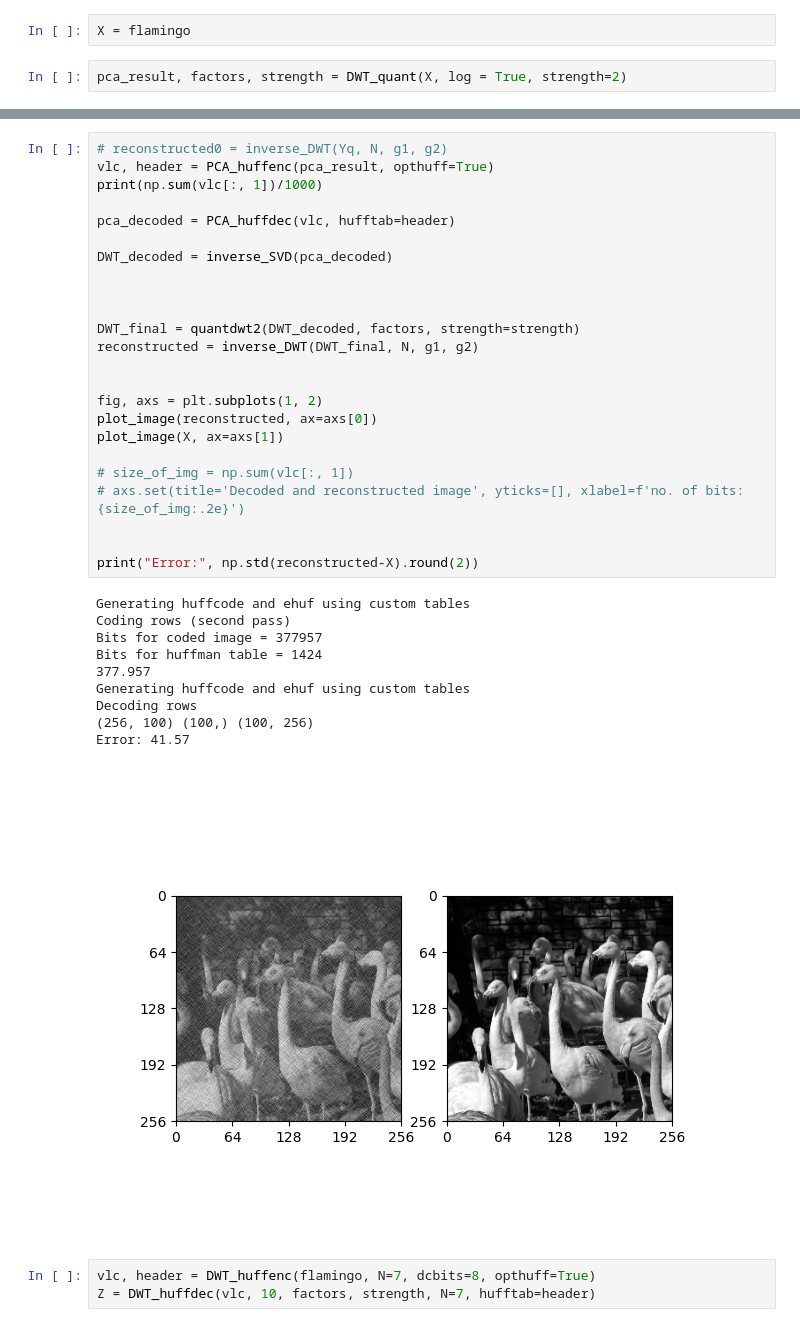
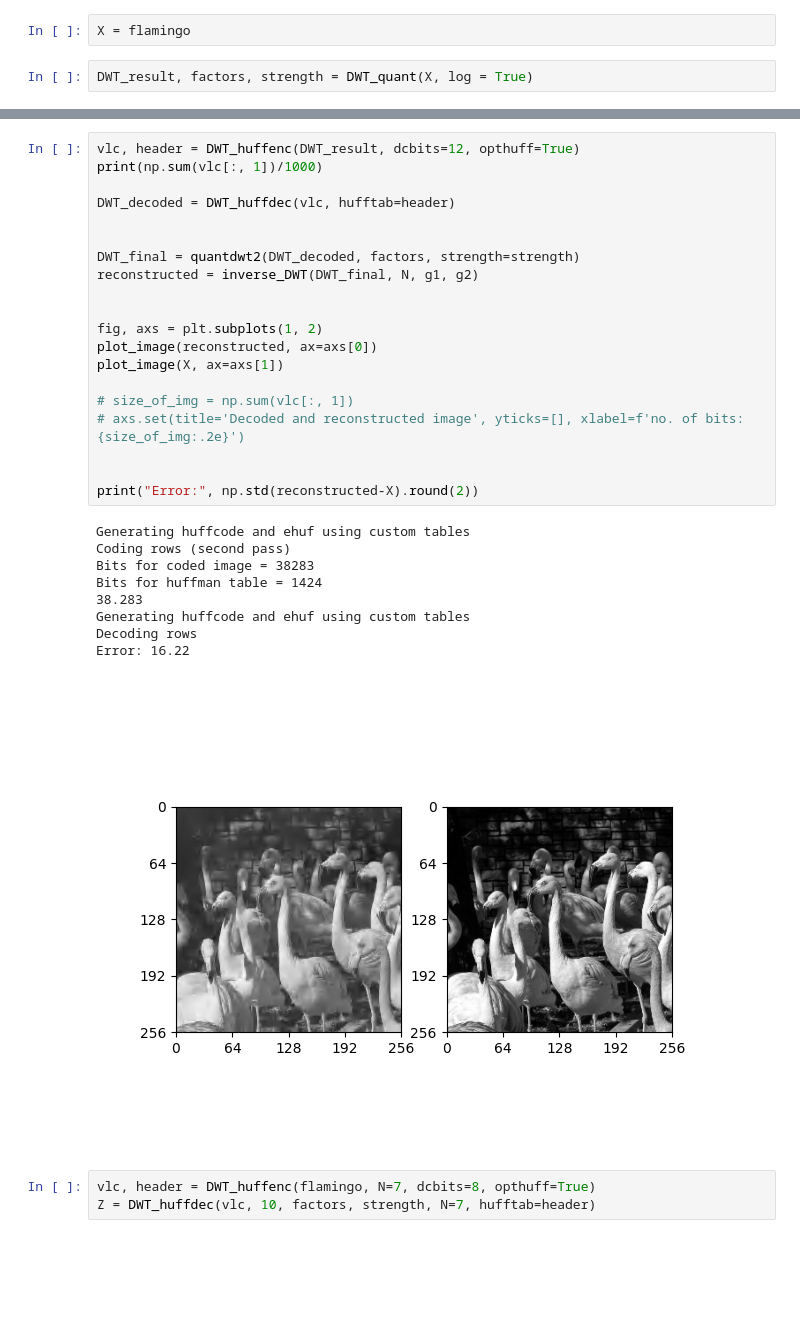
Before and after one commit to sigproc-classrooms/sf2-competition-2023-team-10, a Jupyter notebook: experiments.ipynb, the cells around one changed output, grey strips where cells are left out. Saved outputs shown, nothing was run; the diff lists cells and outputs as text; blank space fills up the shorter version.

```diff
--- a/experiments.ipynb
+++ b/experiments.ipynb
@@ -20,5 +20,5 @@ flamingo = flamingo - 128.0
 # %%
 X = flamingo
 # %%
-pca_result, factors, strength = DWT_quant(X, log = True, strength=2)
+DWT_result, factors, strength = DWT_quant(X, log = True)
 # %% [output]
@@ -25,40 +40,35 @@ pca_result, factors, strength = DWT_quant(X, log = True, strength=2)
 bananas
 apple sauce
 # %%
-# reconstructed0 = inverse_DWT(Yq, N, g1, g2)
-vlc, header = PCA_huffenc(pca_result, opthuff=True)
+vlc, header = DWT_huffenc(DWT_result, dcbits=12, opthuff=True)
 print(np.sum(vlc[:, 1])/1000)
 
-pca_decoded = PCA_huffdec(vlc, hufftab=header)
-
-DWT_decoded = inverse_SVD(pca_decoded)
-
+DWT_decoded = DWT_huffdec(vlc, hufftab=header)
 
 
 DWT_final = quantdwt2(DWT_decoded, factors, strength=strength)
 reconstructed = inverse_DWT(DWT_final, N, g1, g2)
 
 
 fig, axs = plt.subplots(1, 2)
 plot_image(reconstructed, ax=axs[0])
 plot_image(X, ax=axs[1])
 
 # size_of_img = np.sum(vlc[:, 1])
 # axs.set(title='Decoded and reconstructed image', yticks=[], xlabel=f'no. of bits: {size_of_img:.2e}')
 
 
 print("Error:", np.std(reconstructed-X).round(2))
 # %% [output]
 Generating huffcode and ehuf using custom tables
 Coding rows (second pass)
-Bits for coded image = 377957
+Bits for coded image = 38283
 Bits for huffman table = 1424
-377.957
+38.283
 Generating huffcode and ehuf using custom tables
 Decoding rows
-(256, 100) (100,) (100, 256)
-Error: 41.57
+Error: 16.22
-[figure, old version]
+[figure, new version]
 # %%
 vlc, header = DWT_huffenc(flamingo, N=7, dcbits=8, opthuff=True)
 Z = DWT_huffdec(vlc, 10, factors, strength, N=7, hufftab=header)
```
Also changed, not shown: parts of 2 cells of this notebook, 5 other files.
